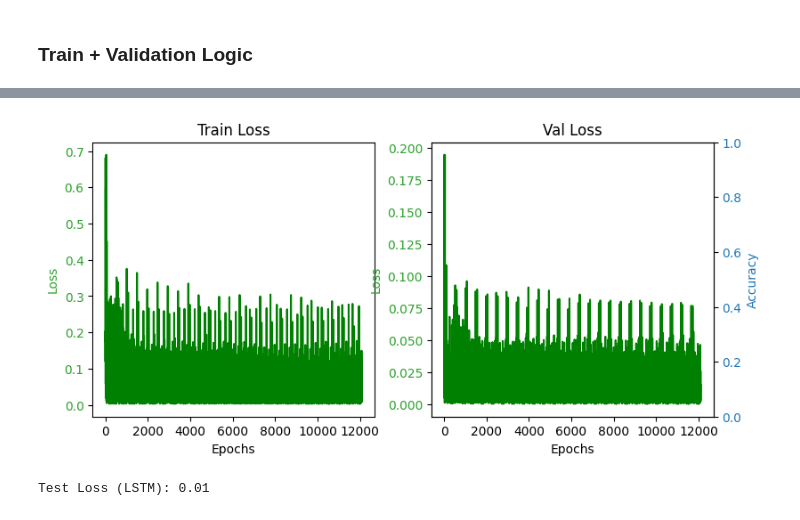
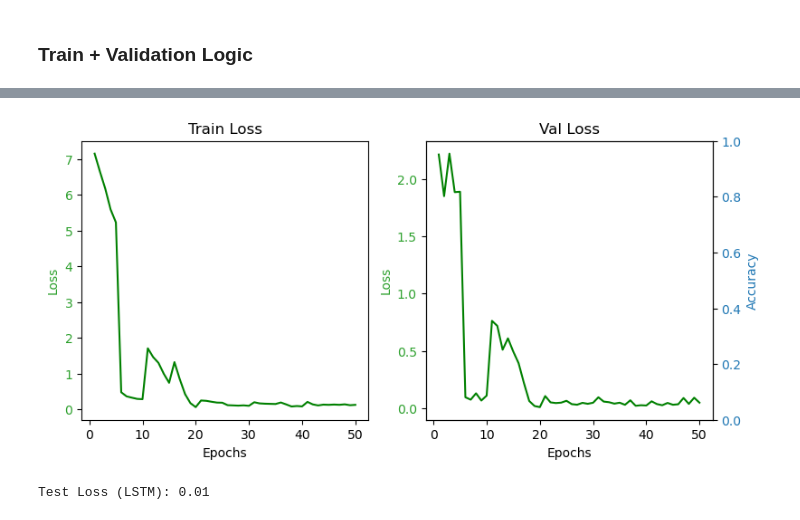
Before and after one commit to JaMoTh-AI/Deep-Portfolio-Optimization, a Jupyter notebook: LSTM_model.ipynb, the cells around one changed output, grey strips where cells are left out. Saved outputs shown, nothing was run; the diff lists cells and outputs as text; code cells hidden in the pictures.

Commit message:
adjusted training logic and added predicted price change

```diff
--- a/LSTM_model.ipynb
+++ b/LSTM_model.ipynb
@@ -194,9 +207,10 @@ print(len(stock_dfs))
 # %%
 class TimeSeriesDataset(Dataset):
-    def __init__(self, data, n_lags, forecast_horizon=1, feature_cols=None, label_col='Close', normalize=True):
+    def __init__(self, name, data, n_lags, forecast_horizon=1, feature_cols=None, label_col='Close', normalize=True):
         self.n_lags = n_lags
         self.forecast_horizon = forecast_horizon
         self.label_col = label_col
+        self.name = name
 
         #allow selection of features
         if feature_cols:
@@ -230,7 +244,7 @@ class TimeSeriesDataset(Dataset):
 b = 6
 f = 1
 
-num_stocks = 100 # number of stocks to use
+num_stocks = len(tech) # number of stocks to use
 
 n_lags = 8 * 21 * b #look back n MONTHS: hours/market-day * days * quantity
 forecast_horizon = 8 * 5 * f #look ahead f WEEKS (5 trading days/week):
@@ -238,7 +252,7 @@ forecast_horizon = 8 * 5 * f #look ahead f WEEKS (5 trading days/week):
 ts_datasets = []
 
 for i in range(0, num_stocks):
-  ts_datasets.append(TimeSeriesDataset(stock_dfs[i], n_lags, forecast_horizon))
+  ts_datasets.append((stock_dfs[i][0], TimeSeriesDataset(stock_dfs[i][0], stock_dfs[i][1], n_lags, forecast_horizon)))
 
 print(len(ts_datasets))
 # %% [output]
@@ -306,11 +321,11 @@ for i in range(len(ts_datasets)):
 tvt_dataloaders = []
 
 for i in range(len(tvt_datasets)):
-  train_dataset, val_dataset, test_dataset = tvt_datasets[i]
+  ticker, (train_dataset, val_dataset, test_dataset) = tvt_datasets[i]
   train_dataloader = DataLoader(train_dataset, batch_size=64, shuffle=True)
   val_dataloader = DataLoader(val_dataset, batch_size=64, shuffle=True)
   test_dataloader = DataLoader(test_dataset, batch_size=64, shuffle=True)
-  tvt_dataloaders.append((train_dataloader, val_dataloader, test_dataloader))
+  tvt_dataloaders.append((ticker, (train_dataloader, val_dataloader, test_dataloader)))
 # %% [markdown]
 ### Train + Validation Logic
 # %%
@@ -406,5 +418,5 @@ def predict(model, test_loaders):
 # %%
-num_layers = 2 # Number of LSTM recurrent layers
+num_layers = 4 # Number of LSTM recurrent layers
 input_size = 17 # Number of features for input
 hidden_size = 16 # Number of features in hidden state
 seq_length = 17 # Length of sequences in a batch
@@ -414,15 +426,33 @@ batch_size = 32 # Batch size: number of samples that will be propagated through
 
 # you may change the learning rate and numbers of epochs run
 learning_rate = 0.0001 # Learning rate: determines the step size at each iteration while moving toward a minimum of a loss function
-lstm_epochs = 8 # Number of epochs: number of times the entire dataset will be passed through the network
+lstm_epochs = 5 # Number of epochs: number of times the entire dataset will be passed through the network
 
 criterion = nn.MSELoss() # Loss function: Mean Squared Error
 
 lstm_model = LSTM(num_layers, input_size, hidden_size, seq_length, num_classes) # Initialize LSTM model based on the parameters
 
+# load the model weights from file 'first_lstm_model_state_dict.pth'
+model_load_path = '/Users/rob/Desktop/CS4701/CS4701/recent_lstm_model_state_dict.pth'
+model_save_path = 'recent_lstm_model_state_dict.pth'
+
+lstm_model.load_state_dict(torch.load(model_load_path))
+
 optimizer = optim.Adam(lstm_model.parameters(), lr=learning_rate) # Initialize optimizer: Adam optimizer
 
-lstm_train_loss, lstm_val_loss = train(lstm_model, tvt_dataloaders, criterion, lstm_epochs, optimizer) # Run training
+# create train and validation loss arrays
+lstm_train_loss = []
+lstm_val_loss = []
 
-torch.save(lstm_model.state_dict(), 'last_large_lstm_model_state_dict.pth') # Change the name of the file to save the model!!
+for i in range(len(tvt_dataloaders)):
+    ticker, loaders = tvt_dataloaders[i]
+
+    print(f"Training model over {lstm_epochs} epochs for {len(tvt_dataloaders)} stocks")
+
+    this_train_loss_arr, this_val_loss_arr = train(lstm_model, loaders, criterion, lstm_epochs, optimizer, ticker)
+    lstm_train_loss.append(this_train_loss_arr)
+    lstm_val_loss.append(this_val_loss_arr)
+
+# Save the model weights to file 'most_recent_lstm_model_state_dict.pth'
+torch.save(lstm_model.state_dict(), 'most_recent_large_lstm_model_state_dict.pth') # Change the name of the file to save the model!!
 # %% [output]
@@ -446,35 +476,39 @@ epoch: 15 trial 7192 training
 # %%
 x = [epoch+1 for epoch in range(lstm_epochs*len(tvt_dataloaders))]
 
 f, (ax1, ax2) = plt.subplots(1, 2, figsize=(9, 4))
 ax1.title.set_text('Train Loss')
-ax1.plot(x, lstm_train_loss, color='green',label='Train Loss')
+
+train_loss_flat = [item for sublist in lstm_train_loss for item in sublist]
+val_loss_flat = [item for sublist in lstm_val_loss for item in sublist]
+
+ax1.plot(x, train_loss_flat, color='green',label='Train Loss')
 
 ax2.title.set_text('Val Loss')
-ax2.plot(x, lstm_val_loss, color='green',label='Loss')
+ax2.plot(x, val_loss_flat, color='green',label='Loss')
 
 ax3 = ax2.twinx()
 
 color = 'tab:blue'
 ax3.set_ylabel('Accuracy', color=color)
 # ax3.plot(x, lstm_val_acc, color=color)
 ax3.tick_params(axis='y', labelcolor=color)
 
 color = 'tab:green'
 ax2.set_ylabel('Loss', color=color)
 ax2.tick_params(axis='y', labelcolor=color)
 ax1.set_ylabel('Loss', color=color)
 ax1.tick_params(axis='y', labelcolor=color)
 
 
 ax1.set_xlabel("Epochs")
 ax1.set_ylabel("Loss")
 ax2.set_xlabel("Epochs")
 ax2.set_ylabel("Loss")
 
 plt.show()
 # %% [output]
-[figure, old version]
+[figure, new version]
 # %%
 lstm_loss = val(lstm_model, test_dataloader, criterion)
 
```
Also changed, not shown: parts of 13 cells of this notebook, 12 other files.
